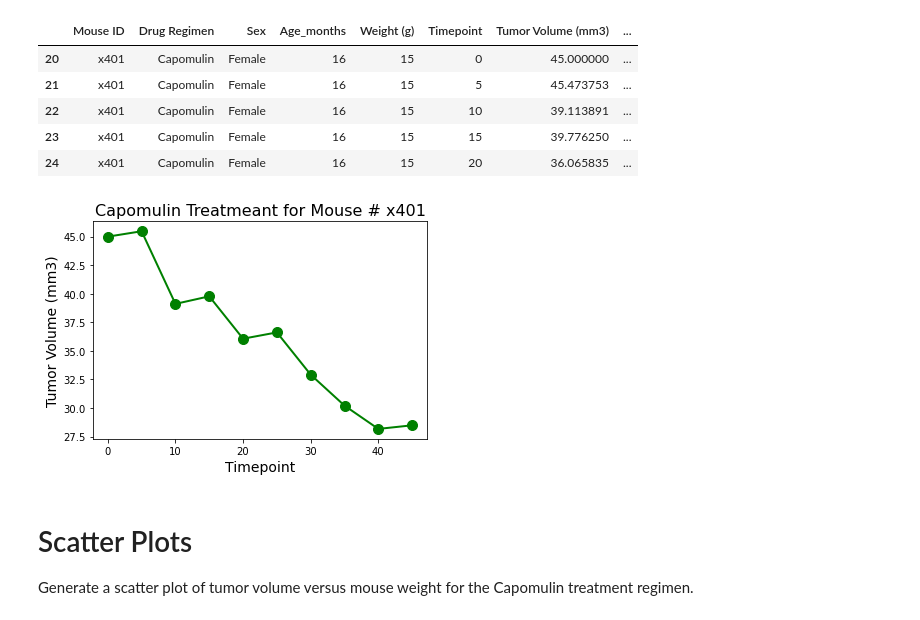
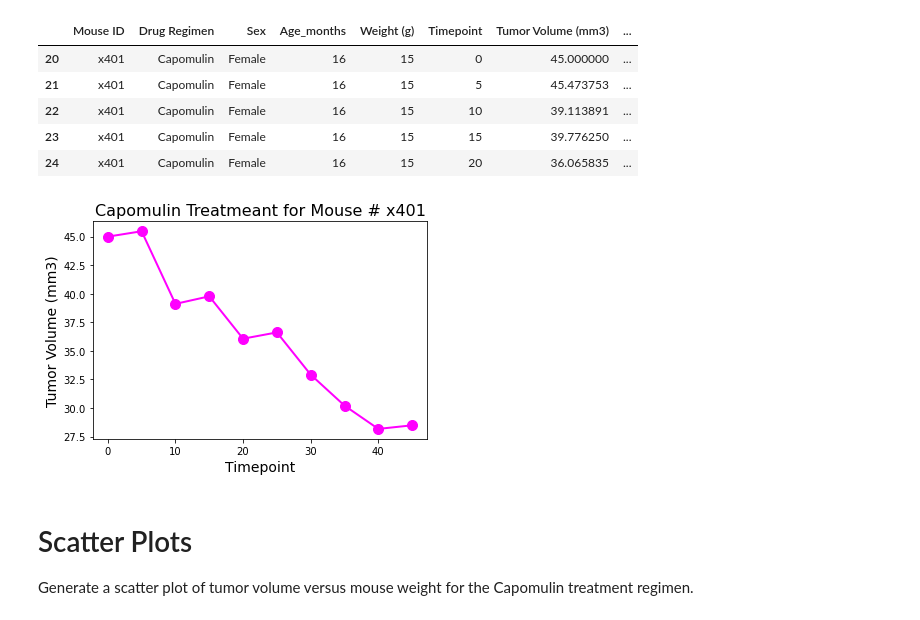
Before and after one commit to VedranaGATech/Pymaceuticals, a Jupyter notebook: pymaceuticals_final.ipynb, the cells around one changed output. Cells and saved outputs as stored; diff of their text form; code cells hidden in the pictures.

```diff
--- a/pymaceuticals_final.ipynb
+++ b/pymaceuticals_final.ipynb
@@ -354,17 +358,17 @@ CapomulinMouseDF.head()
 # %%
 # 3 generate a line plot
 
 x_axis = CapomulinMouseDF["Timepoint"]
 tumorVolume = CapomulinMouseDF["Tumor Volume (mm3)"]
 
 plt.title("Capomulin Treatmeant for Mouse # x401",fontsize = 16)
-plt.plot(x_axis, tumorVolume, linewidth=2, markersize=10, marker="o", color="green")
+plt.plot(x_axis, tumorVolume, linewidth=2, markersize=10, marker="o", color="magenta")
 plt.xlabel("Timepoint",fontsize =14)
 plt.ylabel("Tumor Volume (mm3)",fontsize =14)
 
 plt.show()
 # %% [output]
-[figure, old version]
+[figure, new version]
 # %% [markdown]
 # Scatter Plots
 Generate a scatter plot of tumor volume versus mouse weight for the Capomulin treatment regimen.
```
Also changed, not shown: parts of 5 cells of this notebook.
